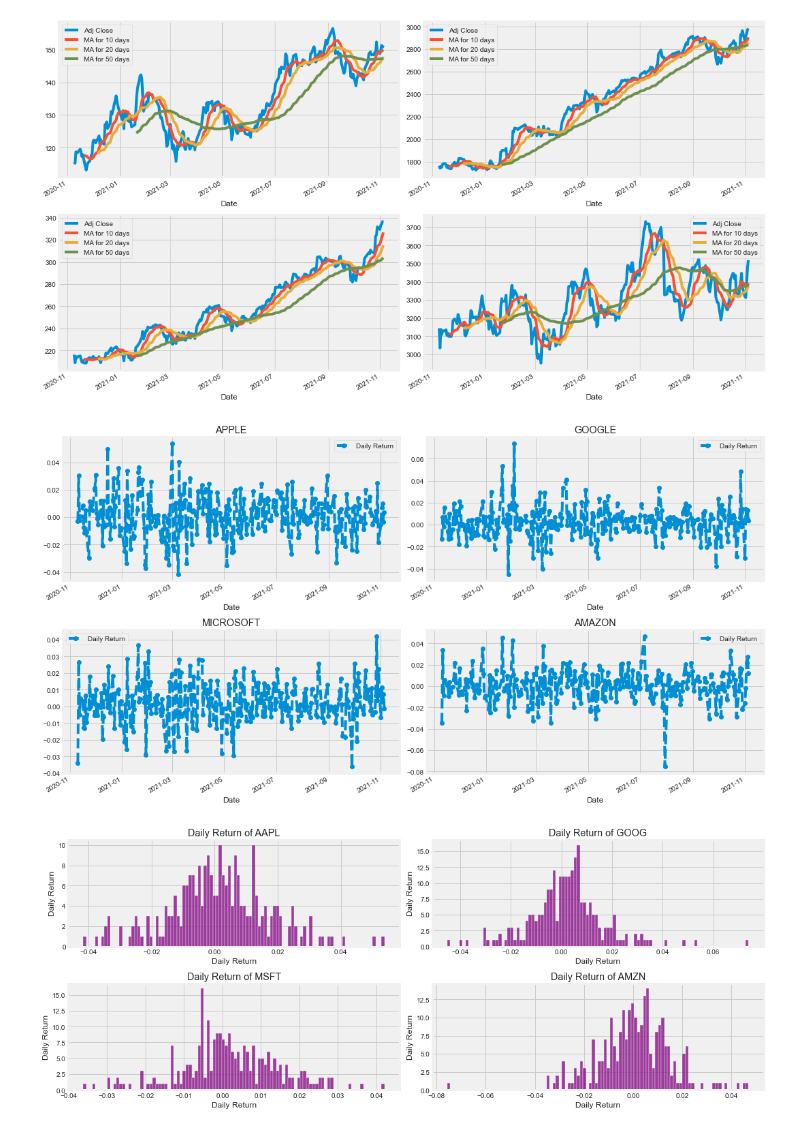
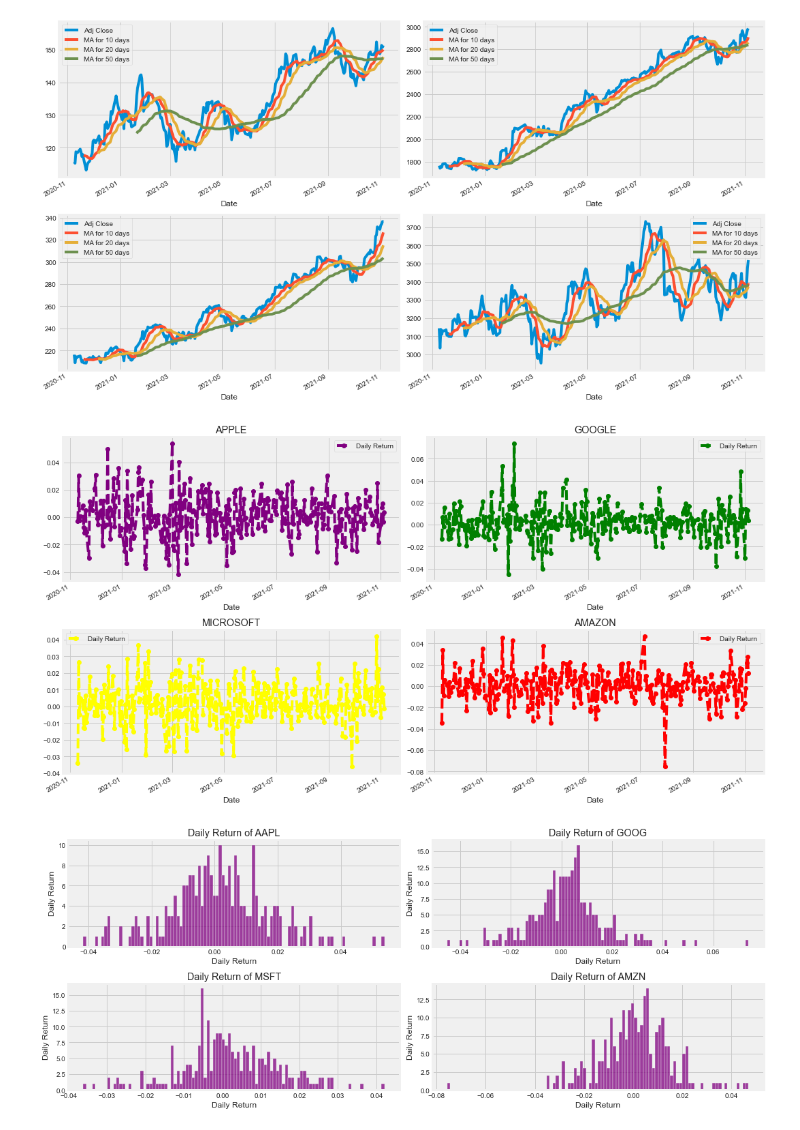
Before and after one commit to asyncADHD/data-ML_model, a Jupyter notebook: Stocks/Stock_analysis.ipynb, the cells around one changed output. Saved outputs shown, nothing was run; the diff lists cells and outputs as text; code cells hidden in the pictures.

```diff
--- a/Stocks/Stock_analysis.ipynb
+++ b/Stocks/Stock_analysis.ipynb
@@ -130,29 +130,29 @@ fig.tight_layout()
 # %%
 # What was the daily avarage return of the stocks?
 
 for company in company_list:
     company['Daily Return'] = company['Adj Close'].pct_change()
 
 # Then we'll plot the daily return percentage
 fig, axes = plt.subplots(nrows=2, ncols=2)
 fig.set_figheight(8)
 fig.set_figwidth(15)
 
-AAPL['Daily Return'].plot(ax=axes[0,0], legend=True, linestyle='--', marker='o')
+AAPL['Daily Return'].plot(ax=axes[0,0], legend=True, linestyle='--', marker='o', color="purple")
 axes[0,0].set_title('APPLE')
 
-GOOG['Daily Return'].plot(ax=axes[0,1], legend=True, linestyle='--', marker='o')
+GOOG['Daily Return'].plot(ax=axes[0,1], legend=True, linestyle='--', marker='o', color="green")
 axes[0,1].set_title('GOOGLE')
 
-MSFT['Daily Return'].plot(ax=axes[1,0], legend=True, linestyle='--', marker='o')
+MSFT['Daily Return'].plot(ax=axes[1,0], legend=True, linestyle='--', marker='o', color='yellow')
 axes[1,0].set_title('MICROSOFT')
 
-AMZN['Daily Return'].plot(ax=axes[1,1], legend=True, linestyle='--', marker='o')
+AMZN['Daily Return'].plot(ax=axes[1,1], legend=True, linestyle='--', marker='o', color="red")
 axes[1,1].set_title('AMAZON')
 
 fig.tight_layout()
 # %% [output]
-[figure, old version]
+[figure, new version]
 # %%
 # ensure that all NA values have been removed by using dropna() as seaborn will now be read the data
 
```
Also changed, not shown: parts of 8 cells of this notebook, 1 other file.
